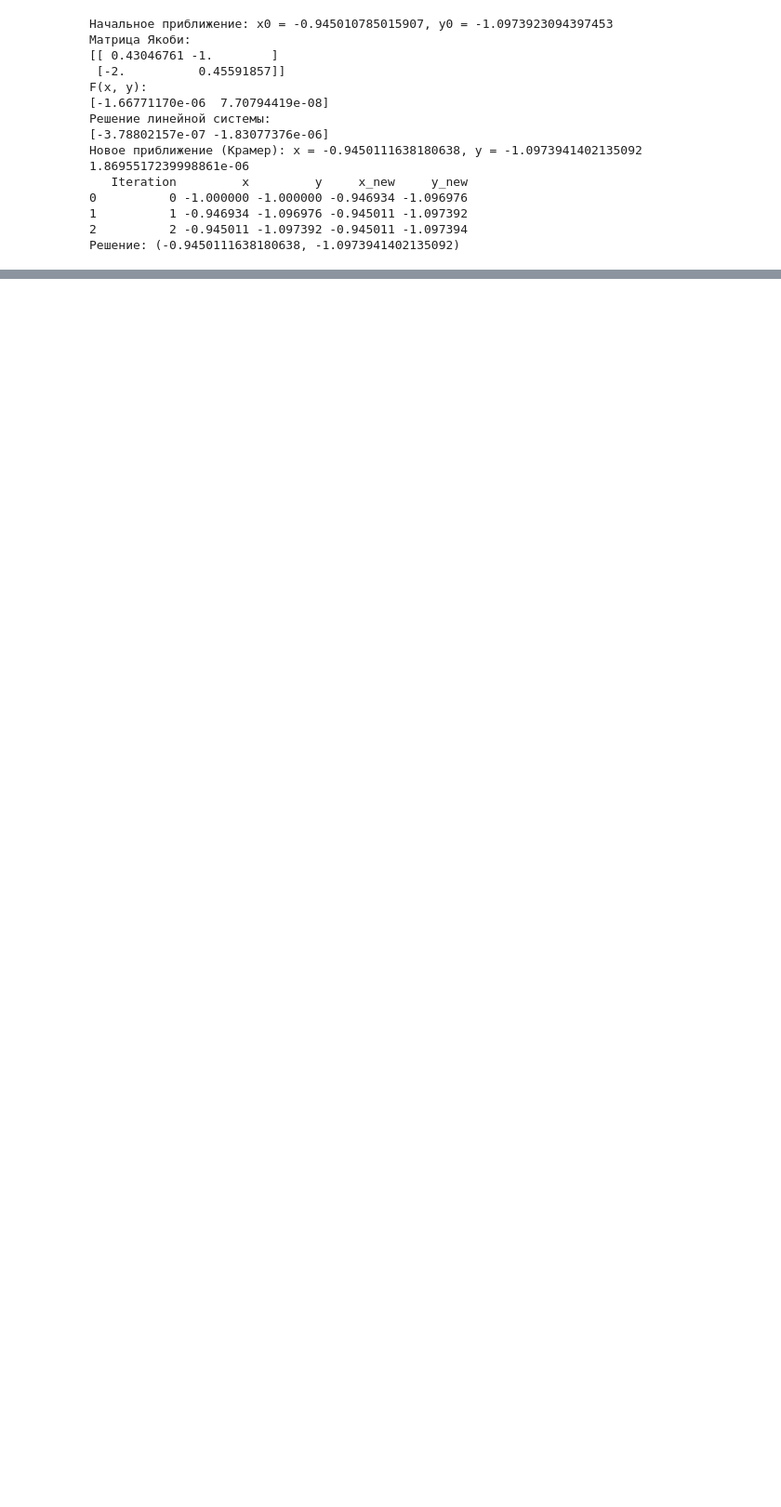
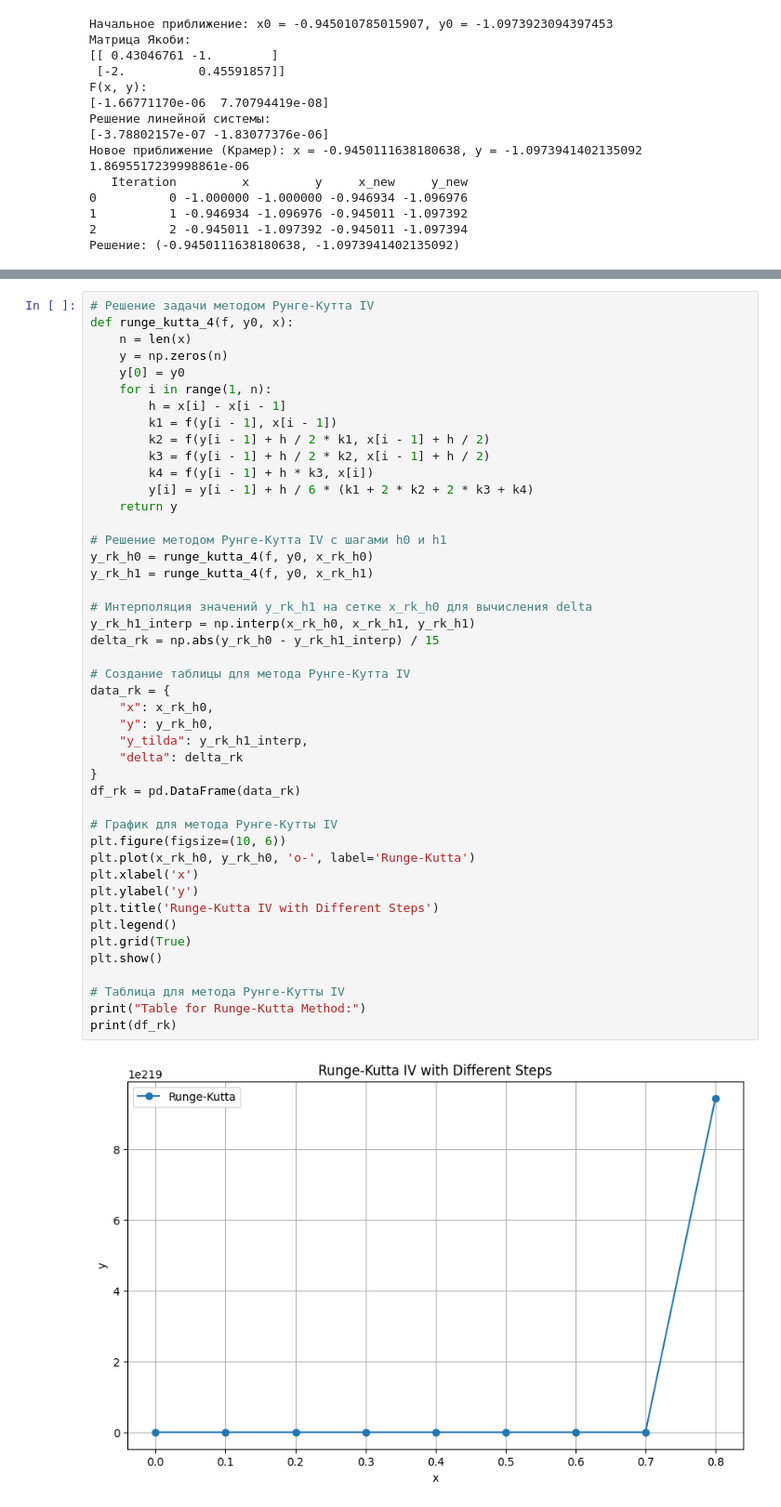
Before and after one commit to RaketaBoom/numerical-methods, a Jupyter notebook: lr3.ipynb, the cells around one changed output, grey strips where cells are left out. Shown: that part at 93% size. Saved outputs shown, nothing was run; the diff lists cells and outputs as text; blank space fills up the shorter version.

```diff
--- a/lr3.ipynb
+++ b/lr3.ipynb
@@ -338,0 +379,47 @@ F(x, y):
+# %%
+# Решение задачи методом Рунге-Кутта IV
+def runge_kutta_4(f, y0, x):
+    n = len(x)
+    y = np.zeros(n)
+    y[0] = y0
+    for i in range(1, n):
+        h = x[i] - x[i - 1]
+        k1 = f(y[i - 1], x[i - 1])
+        k2 = f(y[i - 1] + h / 2 * k1, x[i - 1] + h / 2)
+        k3 = f(y[i - 1] + h / 2 * k2, x[i - 1] + h / 2)
+        k4 = f(y[i - 1] + h * k3, x[i])
+        y[i] = y[i - 1] + h / 6 * (k1 + 2 * k2 + 2 * k3 + k4)
+    return y
+
+# Решение методом Рунге-Кутта IV с шагами h0 и h1
+y_rk_h0 = runge_kutta_4(f, y0, x_rk_h0)
+y_rk_h1 = runge_kutta_4(f, y0, x_rk_h1)
+
+# Интерполяция значений y_rk_h1 на сетке x_rk_h0 для вычисления delta
+y_rk_h1_interp = np.interp(x_rk_h0, x_rk_h1, y_rk_h1)
+delta_rk = np.abs(y_rk_h0 - y_rk_h1_interp) / 15
+
+# Создание таблицы для метода Рунге-Кутта IV
+data_rk = {
+    "x": x_rk_h0,
+    "y": y_rk_h0,
+    "y_tilda": y_rk_h1_interp,
+    "delta": delta_rk
+}
+df_rk = pd.DataFrame(data_rk)
+
+# График для метода Рунге-Кутты IV
+plt.figure(figsize=(10, 6))
+plt.plot(x_rk_h0, y_rk_h0, 'o-', label='Runge-Kutta')
+plt.xlabel('x')
+plt.ylabel('y')
+plt.title('Runge-Kutta IV with Different Steps')
+plt.legend()
+plt.grid(True)
+plt.show()
+
+# Таблица для метода Рунге-Кутты IV
+print("Table for Runge-Kutta Method:")
+print(df_rk)
+# %% [output]
+[figure, added]
```
Also changed, not shown: parts of 8 cells of this notebook.
